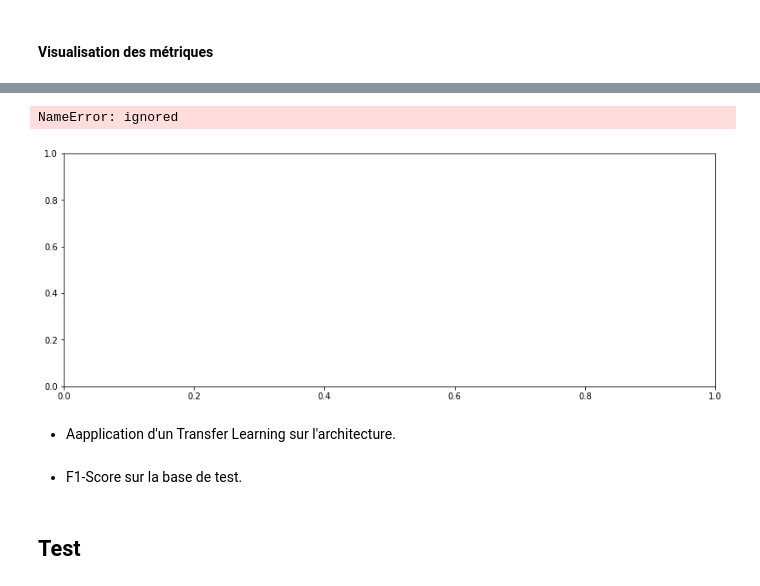
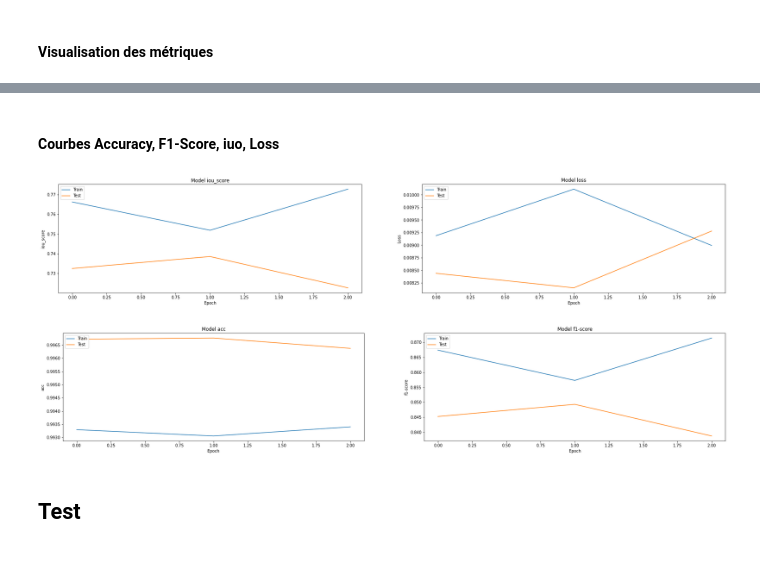
Before and after one commit to Rom1deTroyes/Segmentation_Lesions_Pulmonaires, a Jupyter notebook: Unet.ipynb, the cells around one changed output, grey strips where cells are left out. Cells and saved outputs as stored; diff of their text form; code cells hidden in the pictures; blank space fills up the shorter version.

```diff
--- a/Unet.ipynb
+++ b/Unet.ipynb
@@ -283,12 +262,12 @@ if os.path.exists(model_path) :
 # %%
-EPOCHS = 1
+EPOCHS = 3
 
-results = model.fit_generator(train_generator,
-                              steps_per_epoch=1000,
-                              epochs=EPOCHS,
-                              validation_data=val_generator,
-                              validation_steps=500
-                              )
+results = model.fit(train_generator,
+                    steps_per_epoch=1000,
+                    epochs=EPOCHS,
+                    validation_data=val_generator,
+                    validation_steps=500
+                    )
 
 model.save_weights(model_path)
 # %% [output]
@@ -315,43 +295,49 @@ model.save_weights(model_path)
+# %% [markdown]
+#### Courbes Accuracy, F1-Score, iuo, Loss
 # %%
 # Plot training & validation iou_score values
 plt.figure(figsize=(30, 5))
 plt.subplot(121)
 plt.plot(results.history['iou_score'])
 plt.plot(results.history['val_iou_score'])
 plt.title('Model iou_score')
 plt.ylabel('iou_score')
 plt.xlabel('Epoch')
 plt.legend(['Train', 'Test'], loc='upper left')
-
 
 # Plot training & validation loss values
 plt.subplot(122)
 plt.plot(results.history['loss'])
 plt.plot(results.history['val_loss'])
 plt.title('Model loss')
 plt.ylabel('Loss')
 plt.xlabel('Epoch')
 plt.legend(['Train', 'Test'], loc='upper left')
 plt.show()
 
 
-# Plot training & validation Acc values
-plt.subplot(122)
+# Plot training & validation acc values
+plt.figure(figsize=(30, 5))
+plt.subplot(121)
 plt.plot(results.history['acc'])
 plt.plot(results.history['val_acc'])
-plt.title('Model Acc')
-plt.ylabel('Acc')
+plt.title('Model acc')
+plt.ylabel('acc')
+plt.xlabel('Epoch')
+plt.legend(['Train', 'Test'], loc='upper left')
+
+# Plot training & validation f1-score values
+plt.subplot(122)
+plt.plot(results.history['f1-score'])
+plt.plot(results.history['val_f1-score'])
+plt.title('Model f1-score')
+plt.ylabel('f1-score')
 plt.xlabel('Epoch')
 plt.legend(['Train', 'Test'], loc='upper left')
 plt.show()
 # %% [output]
-NameError: ignored
-[figure, old version]
+[figure, new version]
+[figure, added]
-# %% [markdown]
-
-- Aapplication d'un Transfer Learning sur l'architecture.
-# %% [markdown]
-- F1-Score sur la base de test.
 # %% [markdown]
 ## Test
 # %% [markdown]
```
Also changed, not shown: parts of 11 cells of this notebook.
